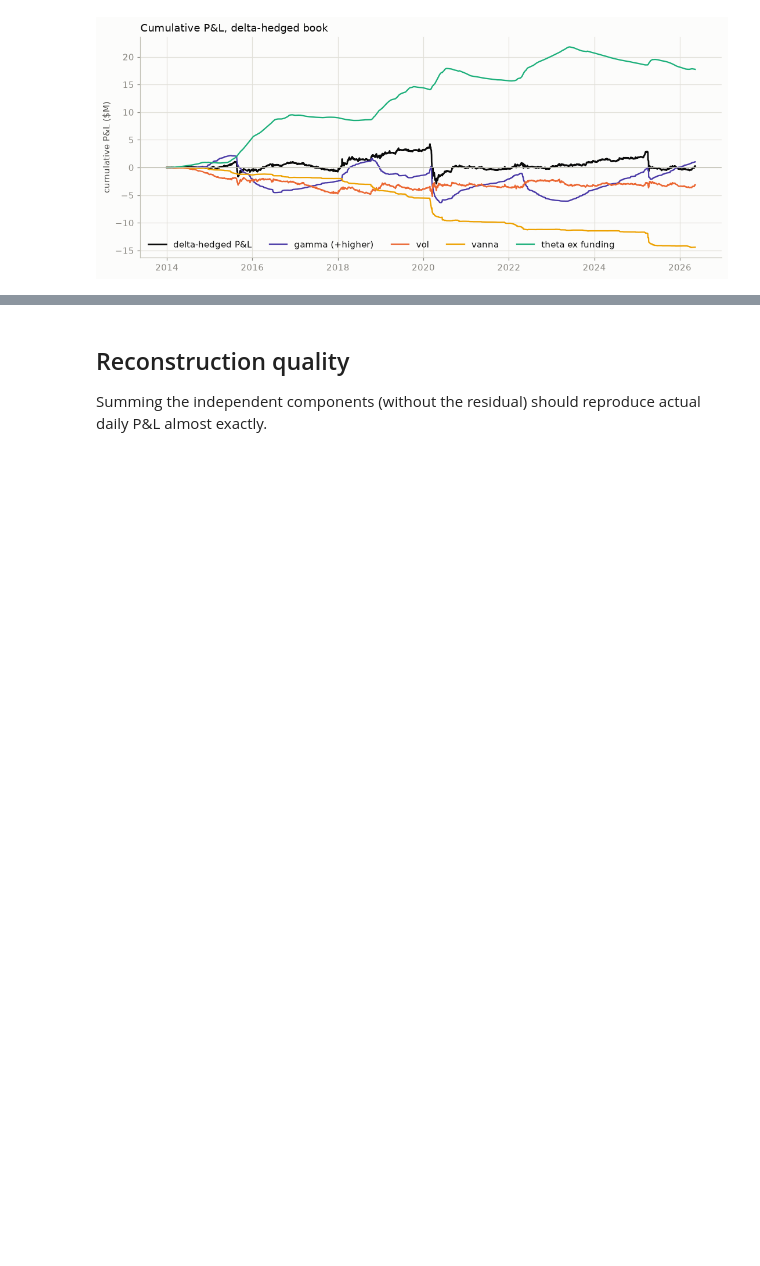
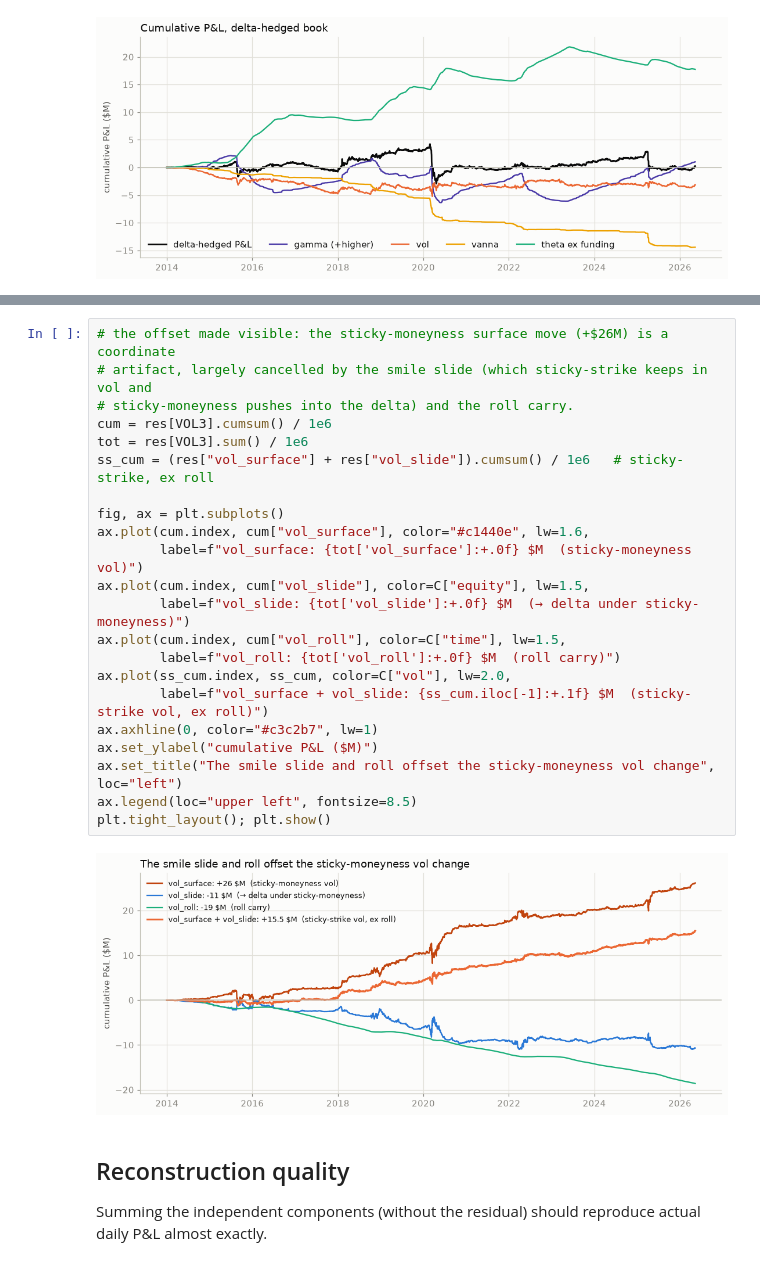
Before and after one commit to yufeng66/vol_pca, a Jupyter notebook: attribution.ipynb, the cells around one changed output, grey strips where cells are left out. Cells and saved outputs as stored; diff of their text form; blank space fills up the shorter version.

```diff
--- a/attribution.ipynb
+++ b/attribution.ipynb
@@ -154,3 +221,27 @@ daily std hedged        :      101 $k
+# %%
+# the offset made visible: the sticky-moneyness surface move (+$26M) is a coordinate
+# artifact, largely cancelled by the smile slide (which sticky-strike keeps in vol and
+# sticky-moneyness pushes into the delta) and the roll carry.
+cum = res[VOL3].cumsum() / 1e6
+tot = res[VOL3].sum() / 1e6
+ss_cum = (res["vol_surface"] + res["vol_slide"]).cumsum() / 1e6   # sticky-strike, ex roll
+
+fig, ax = plt.subplots()
+ax.plot(cum.index, cum["vol_surface"], color="#c1440e", lw=1.6,
+        label=f"vol_surface: {tot['vol_surface']:+.0f} $M  (sticky-moneyness vol)")
+ax.plot(cum.index, cum["vol_slide"], color=C["equity"], lw=1.5,
+        label=f"vol_slide: {tot['vol_slide']:+.0f} $M  (→ delta under sticky-moneyness)")
+ax.plot(cum.index, cum["vol_roll"], color=C["time"], lw=1.5,
+        label=f"vol_roll: {tot['vol_roll']:+.0f} $M  (roll carry)")
+ax.plot(ss_cum.index, ss_cum, color=C["vol"], lw=2.0,
+        label=f"vol_surface + vol_slide: {ss_cum.iloc[-1]:+.1f} $M  (sticky-strike vol, ex roll)")
+ax.axhline(0, color="#c3c2b7", lw=1)
+ax.set_ylabel("cumulative P&L ($M)")
+ax.set_title("The smile slide and roll offset the sticky-moneyness vol change", loc="left")
+ax.legend(loc="upper left", fontsize=8.5)
+plt.tight_layout(); plt.show()
+# %% [output]
+[figure, added]
 # %% [markdown]
 ## Reconstruction quality
 
```
Also changed, not shown: parts of 3 cells of this notebook.
